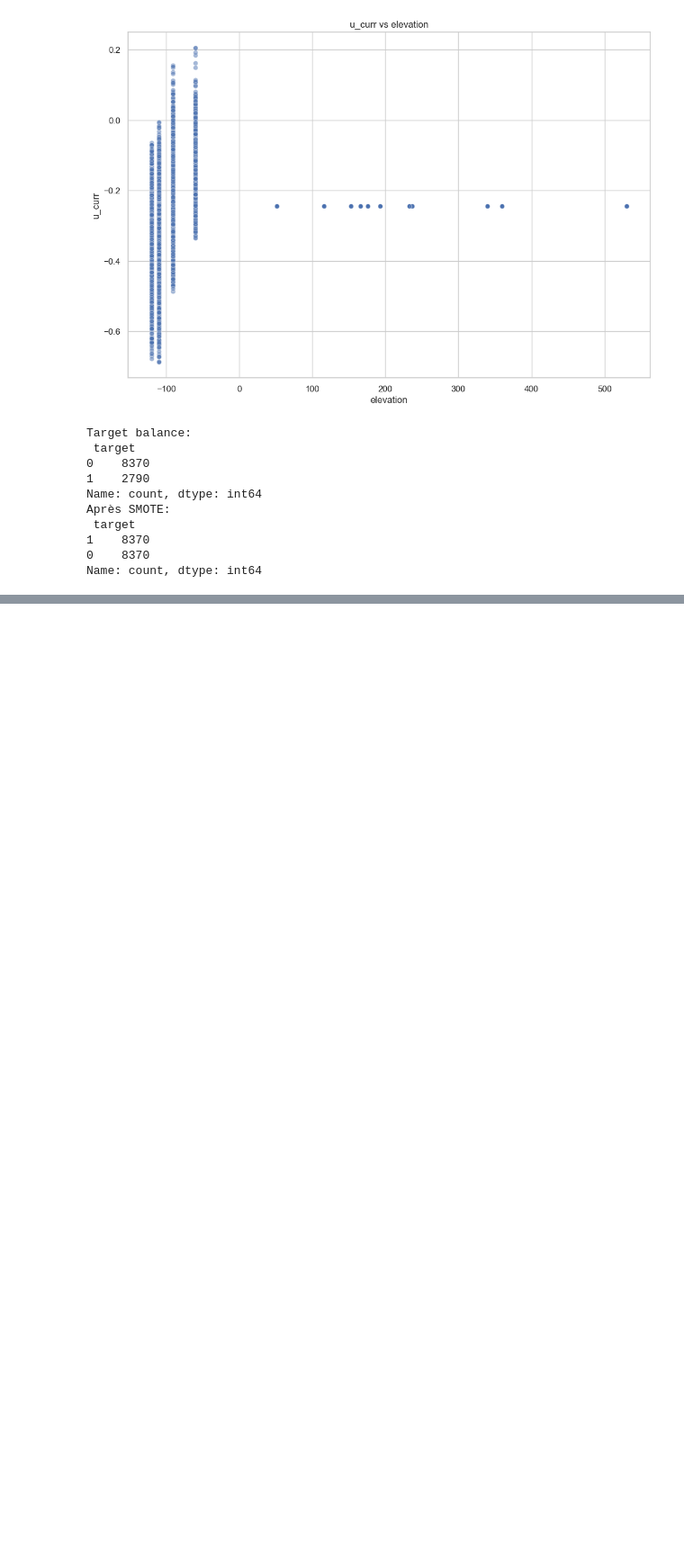
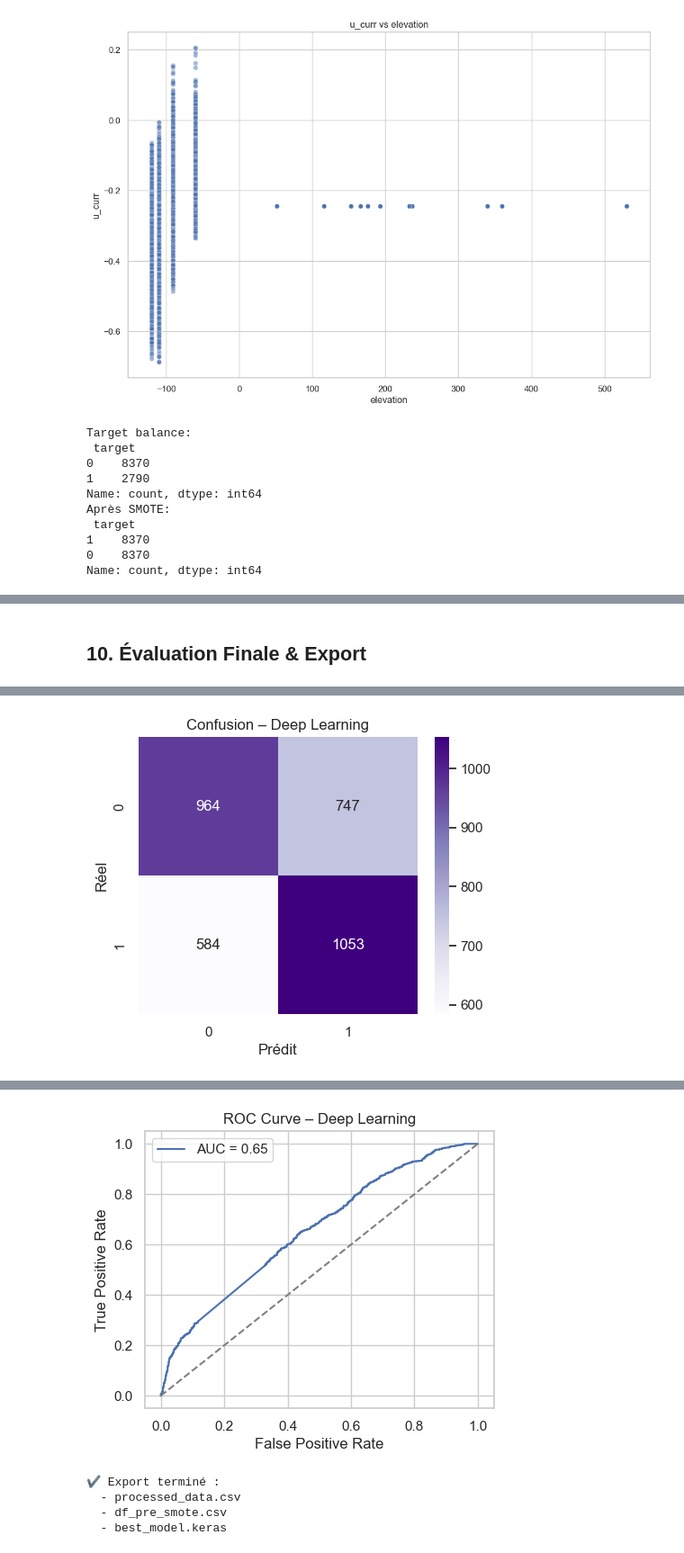
Before and after one commit to Zaineb08/Projet-Hydro-Oc-anographique, a Jupyter notebook: notebook/Projet4_final.ipynb, the cells around one changed output, grey strips where cells are left out. Shown at 90% size. Cells and saved outputs as stored; diff of their text form; code cells hidden in the pictures; blank space fills up the shorter version.

```diff
--- a/notebook/Projet4_final.ipynb
+++ b/notebook/Projet4_final.ipynb
@@ -202,0 +430,40 @@ NameError: name 'X_res' is not defined
+# %% [markdown]
+## 10. Évaluation Finale & Export
+# %%
+# 10. Évaluation Finale & Export
+
+from sklearn.metrics import confusion_matrix, roc_curve, auc
+
+# 10.1 Matrice de confusion du DL
+y_pred_dl = (model.predict(X_test) > 0.5).astype(int)
+cm_dl = confusion_matrix(y_test, y_pred_dl)
+plt.figure(figsize=(5,4))
+sns.heatmap(cm_dl, annot=True, fmt='d', cmap='Purples')
+plt.title("Confusion – Deep Learning")
+plt.xlabel("Prédit")
+plt.ylabel("Réel")
+plt.show()
+
+# 10.2 ROC & AUC du DL
+y_proba_dl = model.predict(X_test).ravel()
+fpr_dl, tpr_dl, _ = roc_curve(y_test, y_proba_dl)
+roc_auc_dl = auc(fpr_dl, tpr_dl)
+plt.figure(figsize=(5,4))
+plt.plot(fpr_dl, tpr_dl, label=f"AUC = {roc_auc_dl:.2f}")
+plt.plot([0,1],[0,1],'--', color='gray')
+plt.title("ROC Curve – Deep Learning")
+plt.xlabel("False Positive Rate")
+plt.ylabel("True Positive Rate")
+plt.legend()
+plt.show()
+
+# 10.3 Export DataFrames et modèle
+df.to_csv(os.path.join(PROCESSED_DIR, 'processed_data.csv'), index=False)
+df_pre.to_csv(os.path.join(PROCESSED_DIR, 'df_pre_smote.csv'), index=False)
+model.save(os.path.join(PROCESSED_DIR, 'best_model.keras'))
+
+print("✔️ Export terminé :")
+print("  - processed_data.csv")
+print("  - df_pre_smote.csv")
+print("  - best_model.keras")
+# %% [output]
@@ -202,0 +471 @@ NameError: name 'X_res' is not defined
+[figure, added]
@@ -202,0 +473,5 @@ NameError: name 'X_res' is not defined
+[figure, added]
+✔️ Export terminé :
+  - processed_data.csv
+  - df_pre_smote.csv
+  - best_model.keras
```
Also changed, not shown: parts of 10 cells of this notebook, 6 other files.
